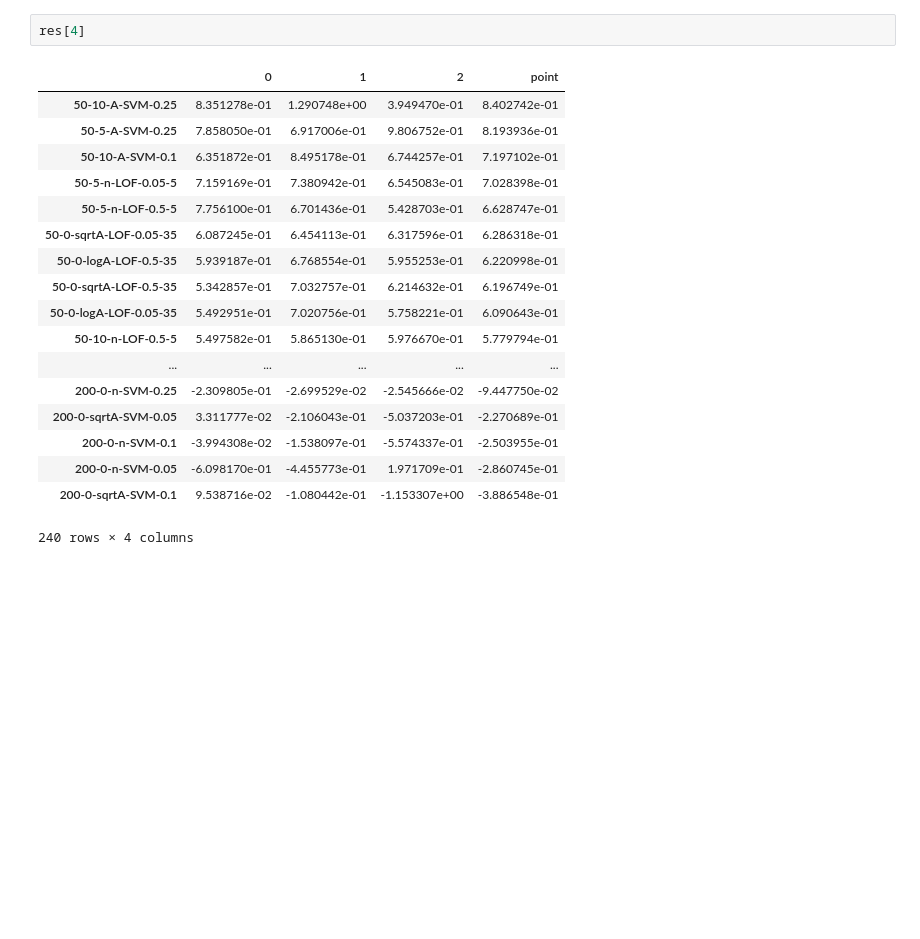
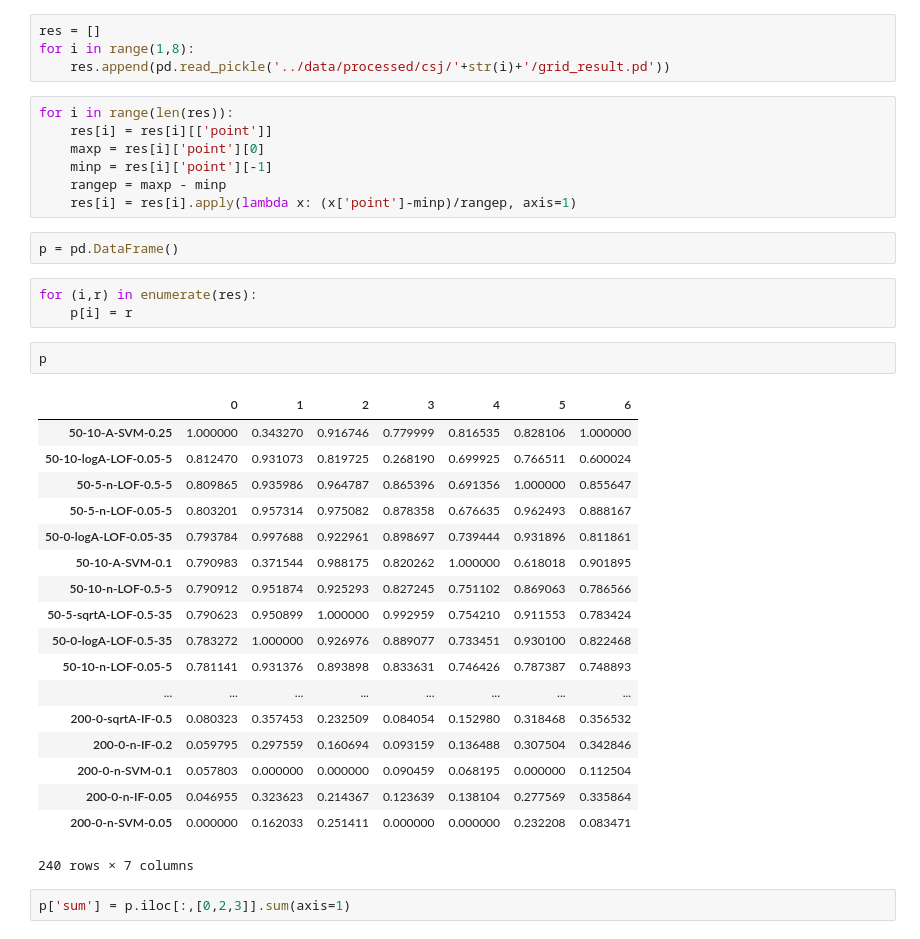
Before and after one commit to ishowta/wovle, a Jupyter notebook: notebooks/50-compare-grid-result.ipynb, the cells around one changed output. Saved outputs shown, nothing was run; the diff lists cells and outputs as text; blank space fills up the shorter version.

```diff
--- a/notebooks/50-compare-grid-result.ipynb
+++ b/notebooks/50-compare-grid-result.ipynb
@@ -92,21 +1,39 @@ res[3]
-# %%
-res[4]
-# %% [output]
-|  | 0 | 1 | 2 | point |
-| 50-10-A-SVM-0.25 | 8.351278e-01 | 1.290748e+00 | 3.949470e-01 | 8.402742e-01 |
-| 50-5-A-SVM-0.25 | 7.858050e-01 | 6.917006e-01 | 9.806752e-01 | 8.193936e-01 |
-| 50-10-A-SVM-0.1 | 6.351872e-01 | 8.495178e-01 | 6.744257e-01 | 7.197102e-01 |
-| 50-5-n-LOF-0.05-5 | 7.159169e-01 | 7.380942e-01 | 6.545083e-01 | 7.028398e-01 |
-| 50-5-n-LOF-0.5-5 | 7.756100e-01 | 6.701436e-01 | 5.428703e-01 | 6.628747e-01 |
-| 50-0-sqrtA-LOF-0.05-35 | 6.087245e-01 | 6.454113e-01 | 6.317596e-01 | 6.286318e-01 |
-| 50-0-logA-LOF-0.5-35 | 5.939187e-01 | 6.768554e-01 | 5.955253e-01 | 6.220998e-01 |
-| 50-0-sqrtA-LOF-0.5-35 | 5.342857e-01 | 7.032757e-01 | 6.214632e-01 | 6.196749e-01 |
-| 50-0-logA-LOF-0.05-35 | 5.492951e-01 | 7.020756e-01 | 5.758221e-01 | 6.090643e-01 |
-| 50-10-n-LOF-0.5-5 | 5.497582e-01 | 5.865130e-01 | 5.976670e-01 | 5.779794e-01 |
-| ... | ... | ... | ... | ... |
-| 200-0-n-SVM-0.25 | -2.309805e-01 | -2.699529e-02 | -2.545666e-02 | -9.447750e-02 |
-| 200-0-sqrtA-SVM-0.05 | 3.311777e-02 | -2.106043e-01 | -5.037203e-01 | -2.270689e-01 |
-| 200-0-n-SVM-0.1 | -3.994308e-02 | -1.538097e-01 | -5.574337e-01 | -2.503955e-01 |
-| 200-0-n-SVM-0.05 | -6.098170e-01 | -4.455773e-01 | 1.971709e-01 | -2.860745e-01 |
-| 200-0-sqrtA-SVM-0.1 | 9.538716e-02 | -1.080442e-01 | -1.153307e+00 | -3.886548e-01 |
-240 rows × 4 columns
+# %%
+res = []
+for i in range(1,8):
+    res.append(pd.read_pickle('../data/processed/csj/'+str(i)+'/grid_result.pd'))
+# %%
+for i in range(len(res)):
+    res[i] = res[i][['point']]
+    maxp = res[i]['point'][0]
+    minp = res[i]['point'][-1]
+    rangep = maxp - minp
+    res[i] = res[i].apply(lambda x: (x['point']-minp)/rangep, axis=1)
+# %%
+p = pd.DataFrame()
+# %%
+for (i,r) in enumerate(res):
+    p[i] = r
+# %%
+p
+# %% [output]
+|  | 0 | 1 | 2 | 3 | 4 | 5 | 6 |
+| 50-10-A-SVM-0.25 | 1.000000 | 0.343270 | 0.916746 | 0.779999 | 0.816535 | 0.828106 | 1.000000 |
+| 50-10-logA-LOF-0.05-5 | 0.812470 | 0.931073 | 0.819725 | 0.268190 | 0.699925 | 0.766511 | 0.600024 |
+| 50-5-n-LOF-0.5-5 | 0.809865 | 0.935986 | 0.964787 | 0.865396 | 0.691356 | 1.000000 | 0.855647 |
+| 50-5-n-LOF-0.05-5 | 0.803201 | 0.957314 | 0.975082 | 0.878358 | 0.676635 | 0.962493 | 0.888167 |
+| 50-0-logA-LOF-0.05-35 | 0.793784 | 0.997688 | 0.922961 | 0.898697 | 0.739444 | 0.931896 | 0.811861 |
+| 50-10-A-SVM-0.1 | 0.790983 | 0.371544 | 0.988175 | 0.820262 | 1.000000 | 0.618018 | 0.901895 |
+| 50-10-n-LOF-0.5-5 | 0.790912 | 0.951874 | 0.925293 | 0.827245 | 0.751102 | 0.869063 | 0.786566 |
+| 50-5-sqrtA-LOF-0.5-35 | 0.790623 | 0.950899 | 1.000000 | 0.992959 | 0.754210 | 0.911553 | 0.783424 |
+| 50-0-logA-LOF-0.5-35 | 0.783272 | 1.000000 | 0.926976 | 0.889077 | 0.733451 | 0.930100 | 0.822468 |
+| 50-10-n-LOF-0.05-5 | 0.781141 | 0.931376 | 0.893898 | 0.833631 | 0.746426 | 0.787387 | 0.748893 |
+| ... | ... | ... | ... | ... | ... | ... | ... |
+| 200-0-sqrtA-IF-0.5 | 0.080323 | 0.357453 | 0.232509 | 0.084054 | 0.152980 | 0.318468 | 0.356532 |
+| 200-0-n-IF-0.2 | 0.059795 | 0.297559 | 0.160694 | 0.093159 | 0.136488 | 0.307504 | 0.342846 |
+| 200-0-n-SVM-0.1 | 0.057803 | 0.000000 | 0.000000 | 0.090459 | 0.068195 | 0.000000 | 0.112504 |
+| 200-0-n-IF-0.05 | 0.046955 | 0.323623 | 0.214367 | 0.123639 | 0.138104 | 0.277569 | 0.335864 |
+| 200-0-n-SVM-0.05 | 0.000000 | 0.162033 | 0.251411 | 0.000000 | 0.000000 | 0.232208 | 0.083471 |
+240 rows × 7 columns
+# %%
+p['sum'] = p.iloc[:,[0,2,3]].sum(axis=1)
```
Also changed, not shown: parts of 9 cells of this notebook.
